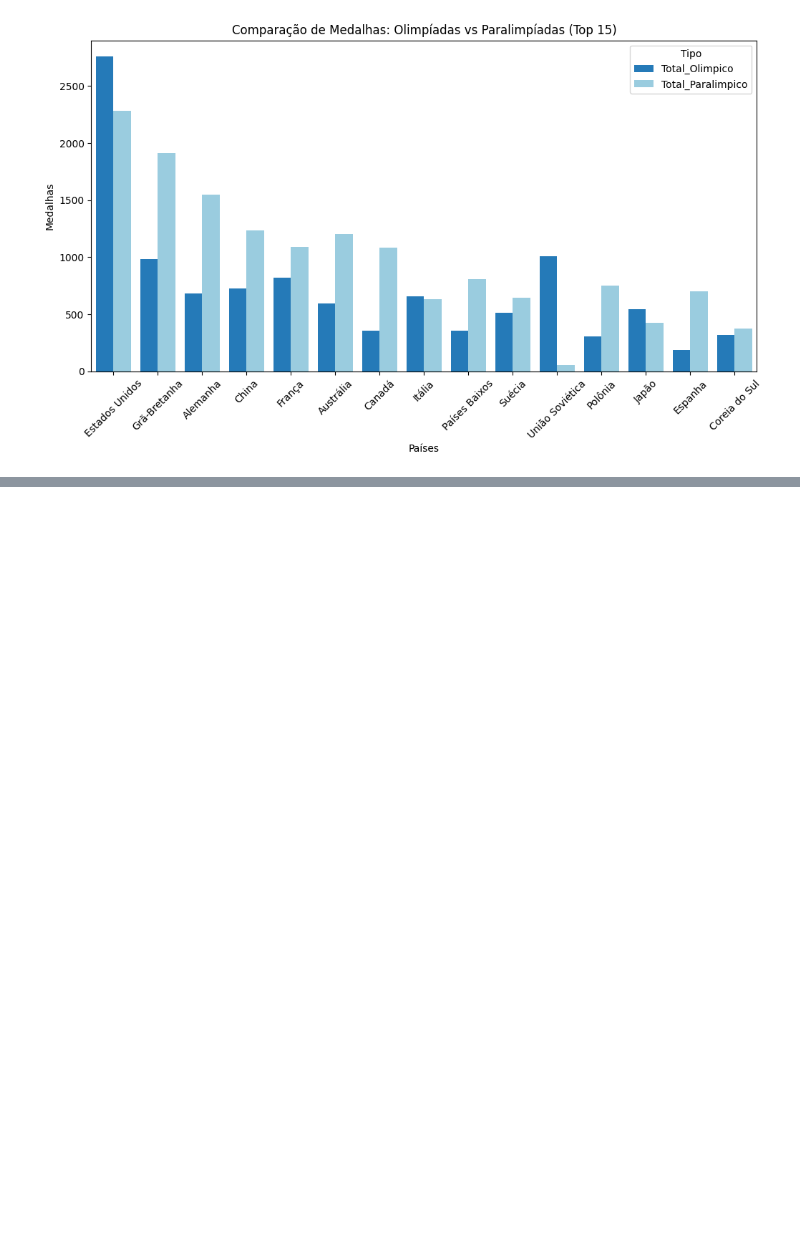
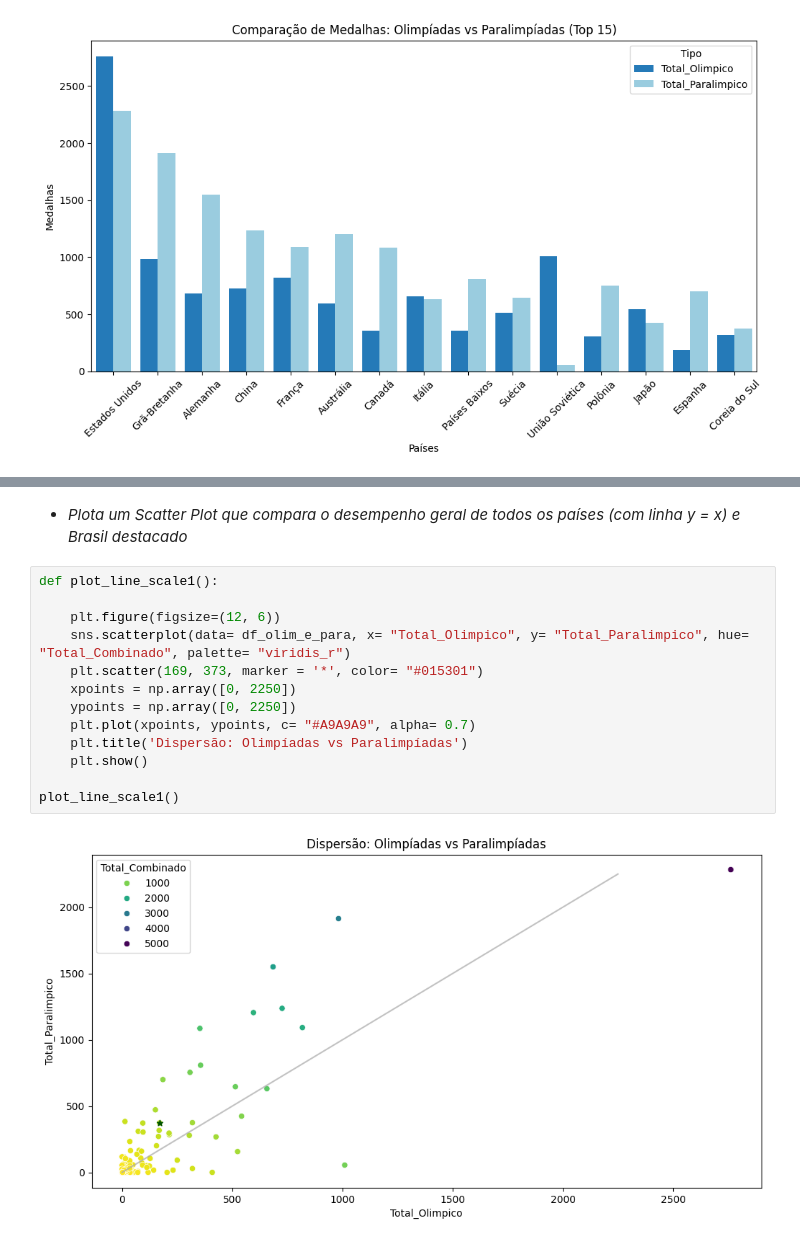
Before and after one commit to ClaraCaldas/Projeto-ICD, a Jupyter notebook: comparativo_olimpiadas_e_paralimpiadas.ipynb, the cells around one changed output, grey strips where cells are left out. Saved outputs shown, nothing was run; the diff lists cells and outputs as text; blank space fills up the shorter version.

```diff
--- a/comparativo_olimpiadas_e_paralimpiadas.ipynb
+++ b/comparativo_olimpiadas_e_paralimpiadas.ipynb
@@ -218,0 +252,17 @@ scatter_plot_sem_eua()
+# %% [markdown]
+- *Plota um Scatter Plot que compara o desempenho geral de todos os países (com linha y = x) e Brasil destacado*
+# %%
+def plot_line_scale1():
+
+    plt.figure(figsize=(12, 6))
+    sns.scatterplot(data= df_olim_e_para, x= "Total_Olimpico", y= "Total_Paralimpico", hue= "Total_Combinado", palette= "viridis_r")
+    plt.scatter(169, 373, marker = '*', color= "#015301")
+    xpoints = np.array([0, 2250])
+    ypoints = np.array([0, 2250])
+    plt.plot(xpoints, ypoints, c= "#A9A9A9", alpha= 0.7)
+    plt.title('Dispersão: Olimpíadas vs Paralimpíadas')
+    plt.show()
+
+plot_line_scale1()
+# %% [output]
+[figure, added]
```
Also changed, not shown: parts of 42 cells of this notebook.
